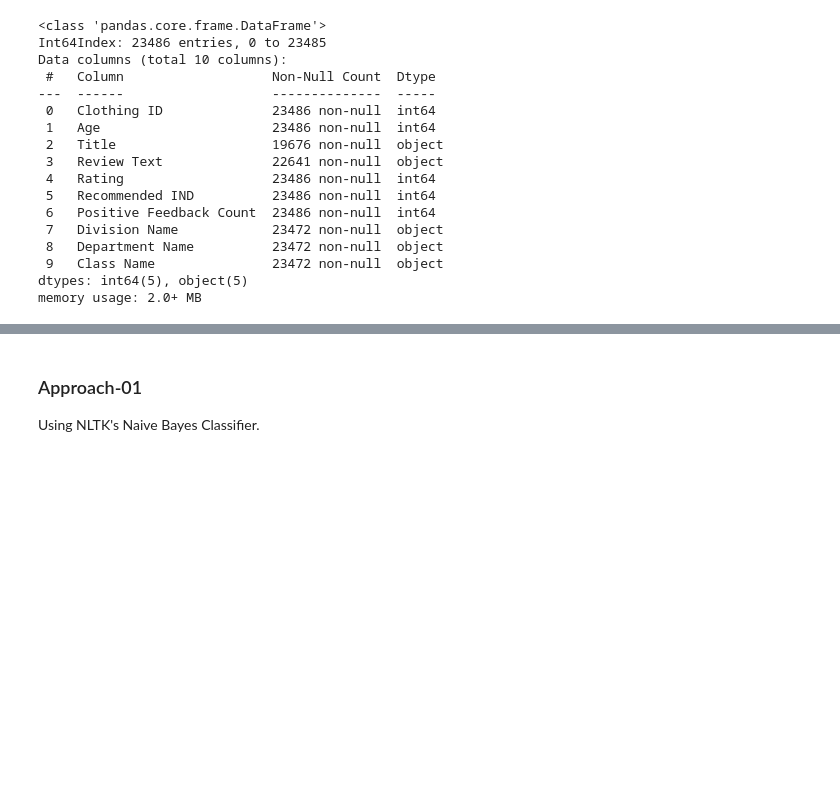
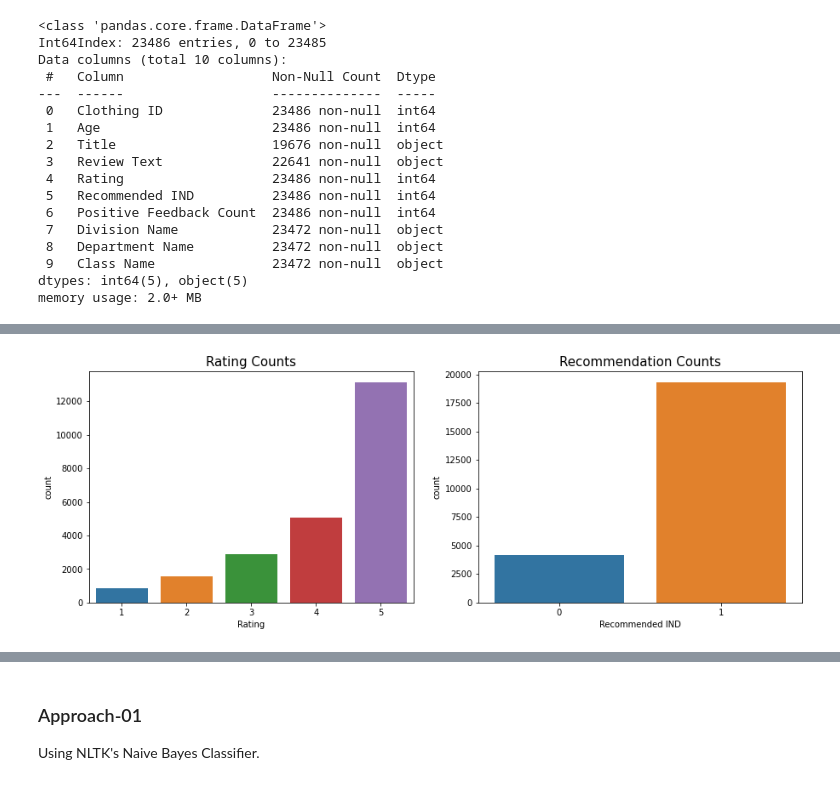
Before and after one commit to Soundarajan-Subramani/Analytics-Hub, a Jupyter notebook: Customer Sentiment [NLP]/Sentiment Analysis.ipynb, the cells around one changed output, grey strips where cells are left out. Saved outputs shown, nothing was run; the diff lists cells and outputs as text; code cells hidden in the pictures; blank space fills up the shorter version.

```diff
--- a/Customer Sentiment [NLP]/Sentiment Analysis.ipynb
+++ b/Customer Sentiment [NLP]/Sentiment Analysis.ipynb
@@ -54,0 +128,10 @@ memory usage: 2.0+ MB
+# %%
+# plots
+fig,ax = plt.subplots(1,2,figsize=(15,5))
+sns.countplot(df['Rating'], ax=ax[0])
+ax[0].set_title('Rating Counts', fontsize=15)
+sns.countplot(df['Recommended IND'], ax=ax[1])
+ax[1].set_title('Recommendation Counts', fontsize=15)
+plt.show()
+# %% [output]
+[figure, added]
```
Also changed, not shown: parts of 39 cells of this notebook.
